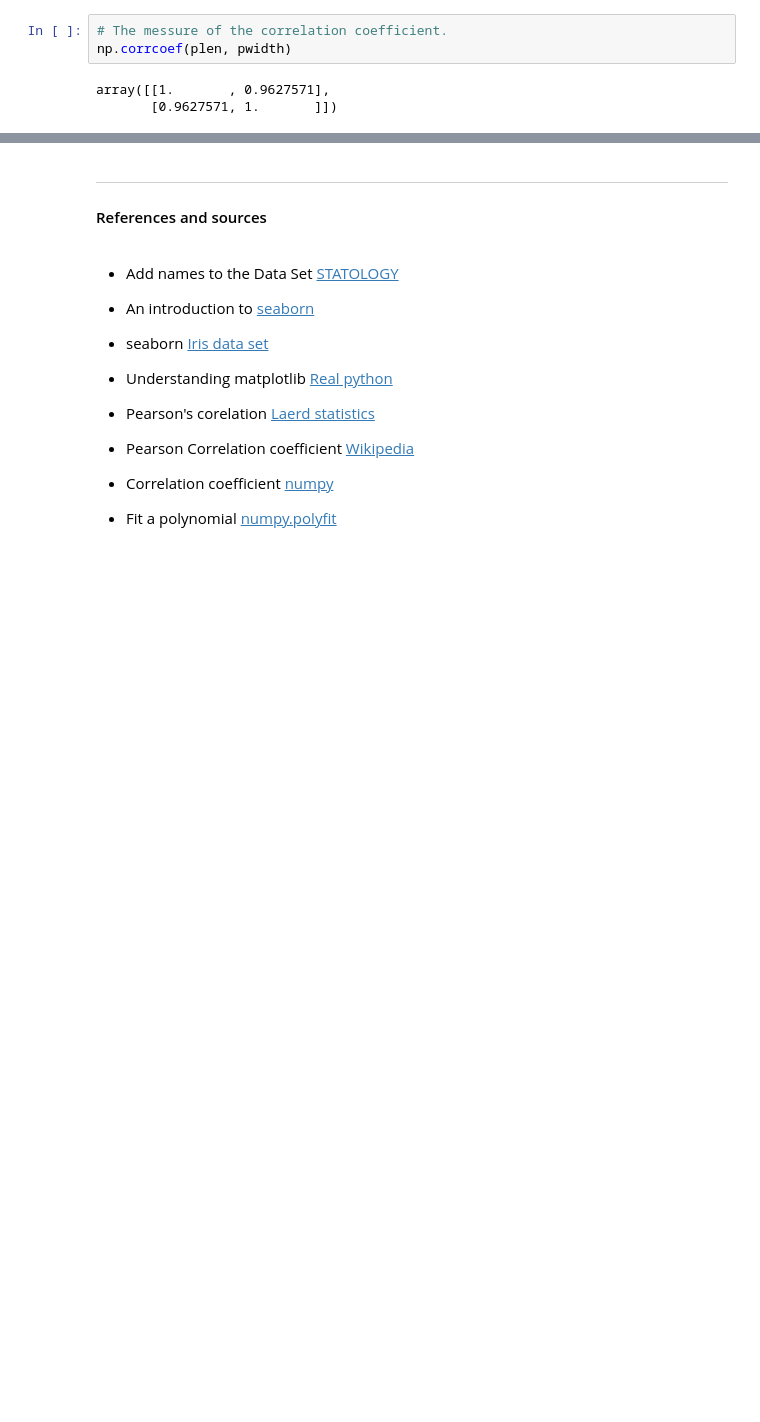
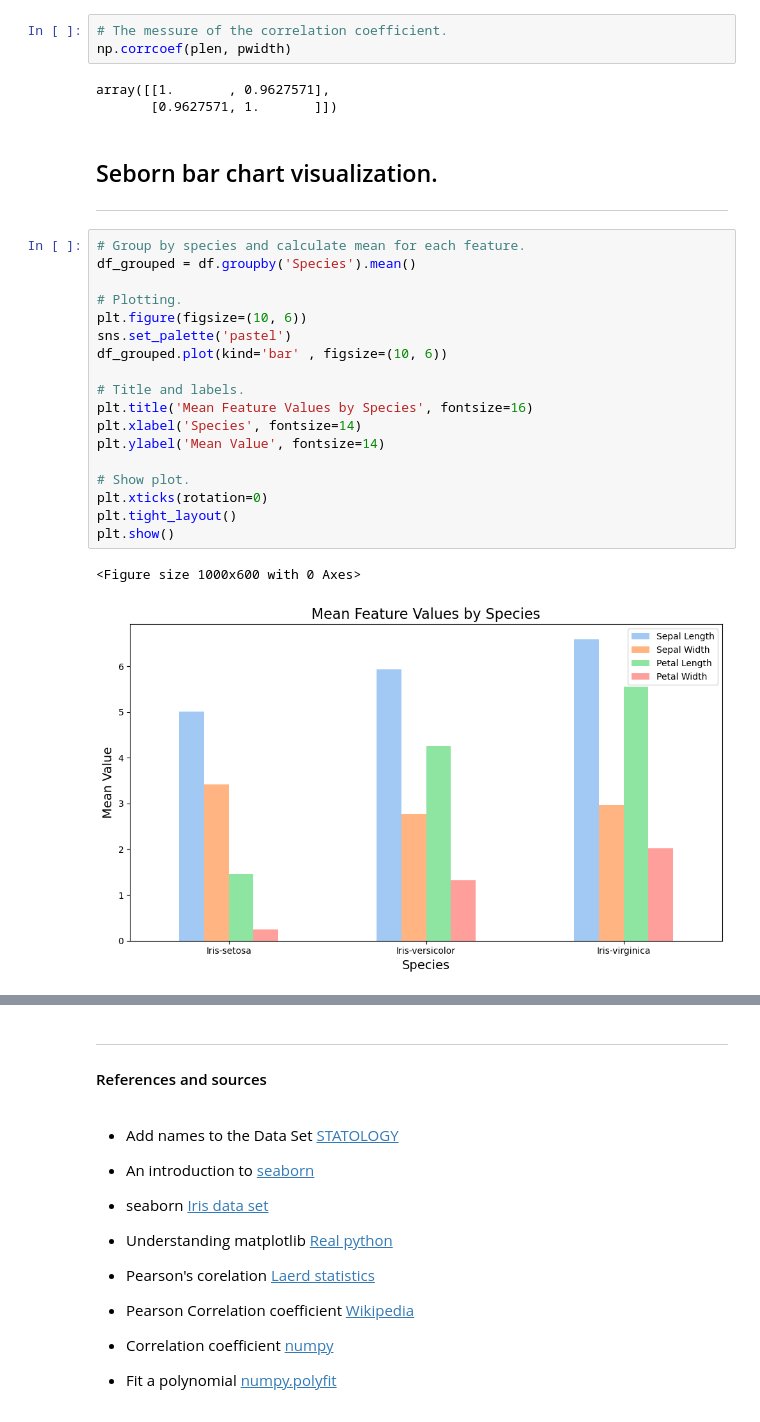
Before and after one commit to h2ohugol/Pands-myproject, a Jupyter notebook: iris.ipynb, the cells around one changed output, grey strips where cells are left out. Drawn from its saved outputs; the diff is of its cells as text; blank space fills up the shorter version.

```diff
--- a/iris.ipynb
+++ b/iris.ipynb
@@ -247,3 +247,28 @@ np.corrcoef(plen, pwidth)
 # %% [output]
 array([[1.       , 0.9627571],
        [0.9627571, 1.       ]])
+# %% [markdown]
+## Seborn bar chart  visualization.
+
+***
+# %%
+# Group by species and calculate mean for each feature.
+df_grouped = df.groupby('Species').mean()
+
+# Plotting.
+plt.figure(figsize=(10, 6))
+sns.set_palette('pastel')
+df_grouped.plot(kind='bar' , figsize=(10, 6))
+
+# Title and labels.
+plt.title('Mean Feature Values by Species', fontsize=16)
+plt.xlabel('Species', fontsize=14)
+plt.ylabel('Mean Value', fontsize=14)
+
+# Show plot.
+plt.xticks(rotation=0)
+plt.tight_layout()
+plt.show()
+# %% [output]
+<Figure size 1000x600 with 0 Axes>
+[figure, added]
```
Also changed, not shown: parts of 2 cells of this notebook, 1 other file.
